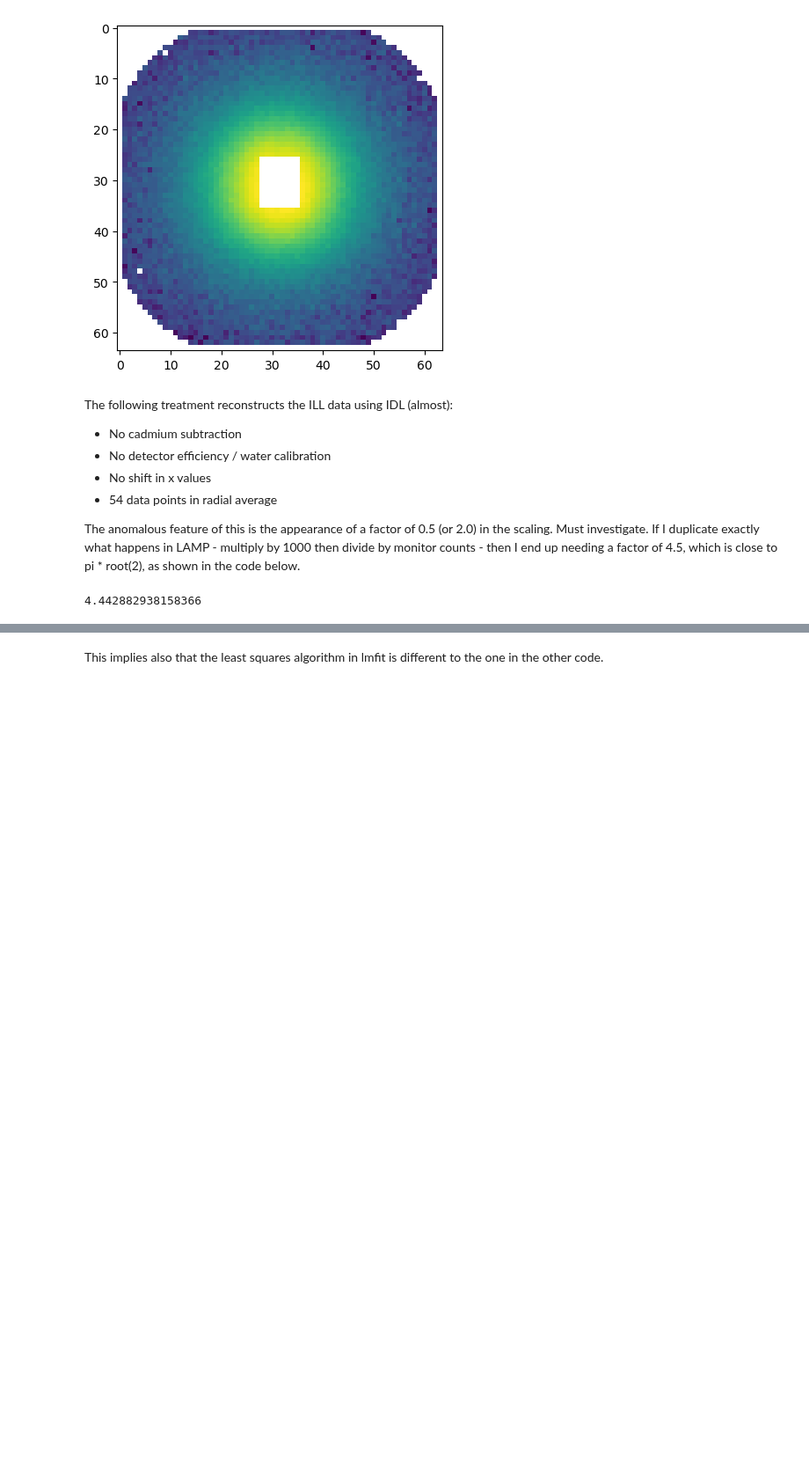
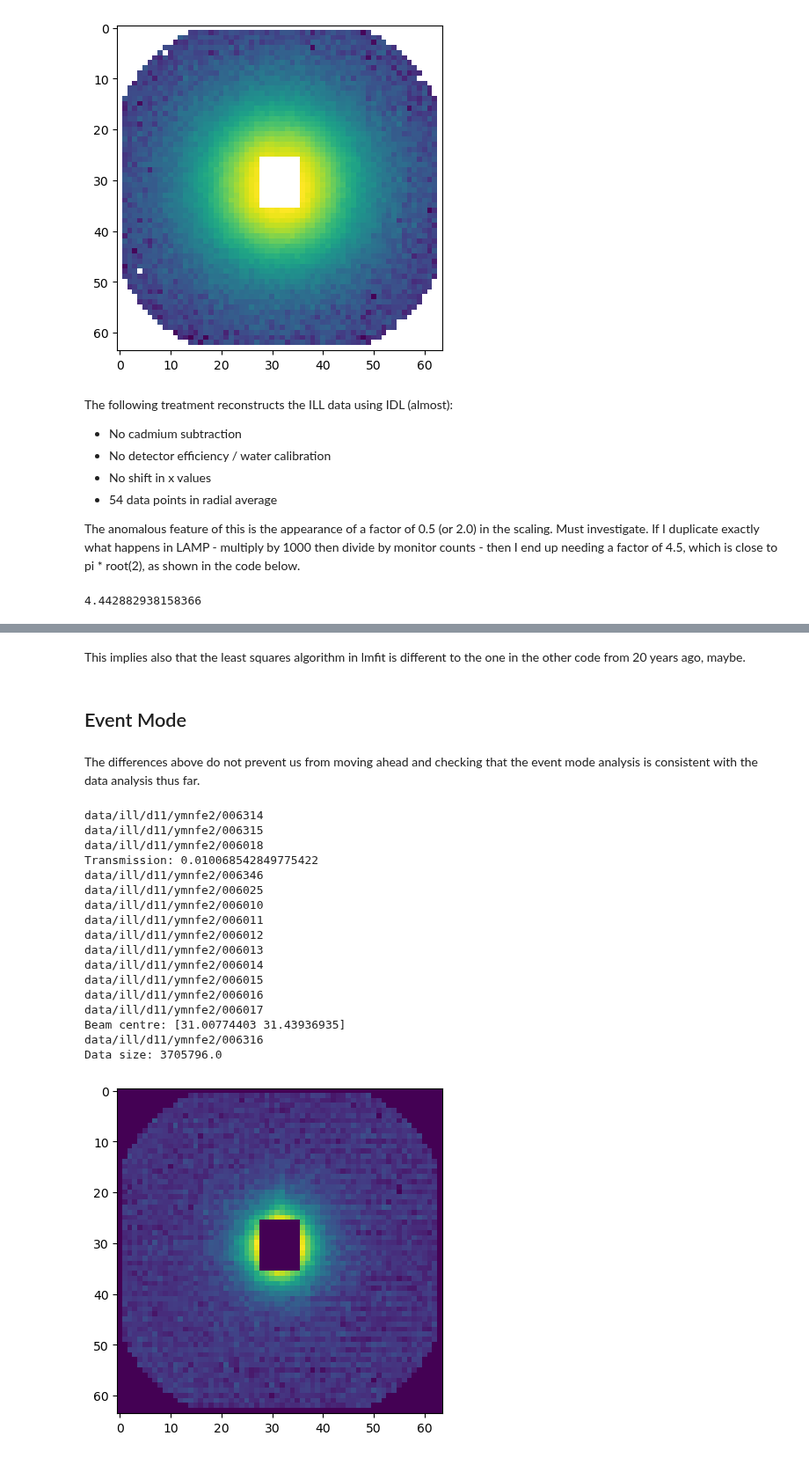
Before and after one commit to localoptimum/emtk, a Jupyter notebook: YMnFe2.ipynb, the cells around one changed output, grey strips where cells are left out. Shown at 88% size. Cells and saved outputs as stored; diff of their text form; code cells hidden in the pictures; blank space fills up the shorter version.

```diff
--- a/YMnFe2.ipynb
+++ b/YMnFe2.ipynb
@@ -986,3 +1034,51 @@ err: 4.4363788509049485e-05
 [figure]
 # %% [markdown]
-This implies also that the least squares algorithm in lmfit is different to the one in the other code.
+This implies also that the least squares algorithm in lmfit is different to the one in the other code from 20 years ago, maybe.
+# %% [markdown]
+## Event Mode
+# %% [markdown]
+The differences above do not prevent us from moving ahead and checking that the event mode analysis is consistent with the data analysis thus far.
+# %%
+# Repeat all the loading steps above then resample the histogram to events
+
+sample_trans, sample_trans_sum, sample_trans_mon = read_sum(6314, 6315)
+empty_trans, empty_trans_sum, empty_trans_mon = read_run(6018)
+
+transmission = calculate_transmission(sample_trans, empty_trans, sample_trans_mon, empty_trans_mon)
+print("Transmission:", transmission)
+
+nuclear, non1, nuclear_mon = read_run(6346)
+cadmium, non1, non2 = read_run(6025)
+
+water, detsum, water_mon = read_sum(6010, 6017)
+detector_mask = make_mask(water)
+
+beam_centre = find_centre(sample_trans)
+print("Beam centre:", beam_centre)
+
+realdat, detsum, data_mon = read_run(6316)
+print("Data size:", detsum)
+realdat_masked = apply_mask(realdat, detector_mask)
+water_masked = apply_mask(water, detector_mask)
+
+#norm_realdat = norm_water(realdat_masked, water_masked, data_mon=data_mon, water_mon=water_mon)
+#norm_divide = norm_water(realdat_masked, water_masked, data_mon=data_mon, water_mon=water_mon, divide=True)
+# %% [output]
+data/ill/d11/ymnfe2/006314
+data/ill/d11/ymnfe2/006315
+data/ill/d11/ymnfe2/006018
+Transmission: 0.010068542849775422
+data/ill/d11/ymnfe2/006346
+data/ill/d11/ymnfe2/006025
+data/ill/d11/ymnfe2/006010
+data/ill/d11/ymnfe2/006011
+data/ill/d11/ymnfe2/006012
+data/ill/d11/ymnfe2/006013
+data/ill/d11/ymnfe2/006014
+data/ill/d11/ymnfe2/006015
+data/ill/d11/ymnfe2/006016
+data/ill/d11/ymnfe2/006017
+Beam centre: [31.00774403 31.43936935]
+data/ill/d11/ymnfe2/006316
+Data size: 3705796.0
+[figure, added]
```
Also changed, not shown: parts of 14 cells of this notebook.
